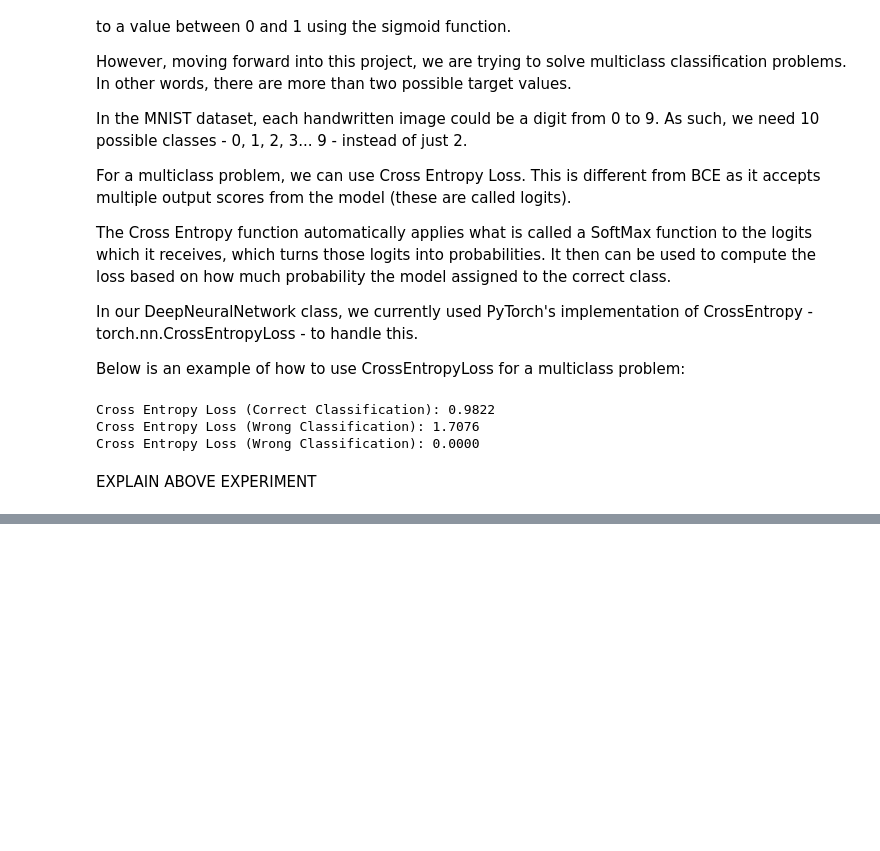
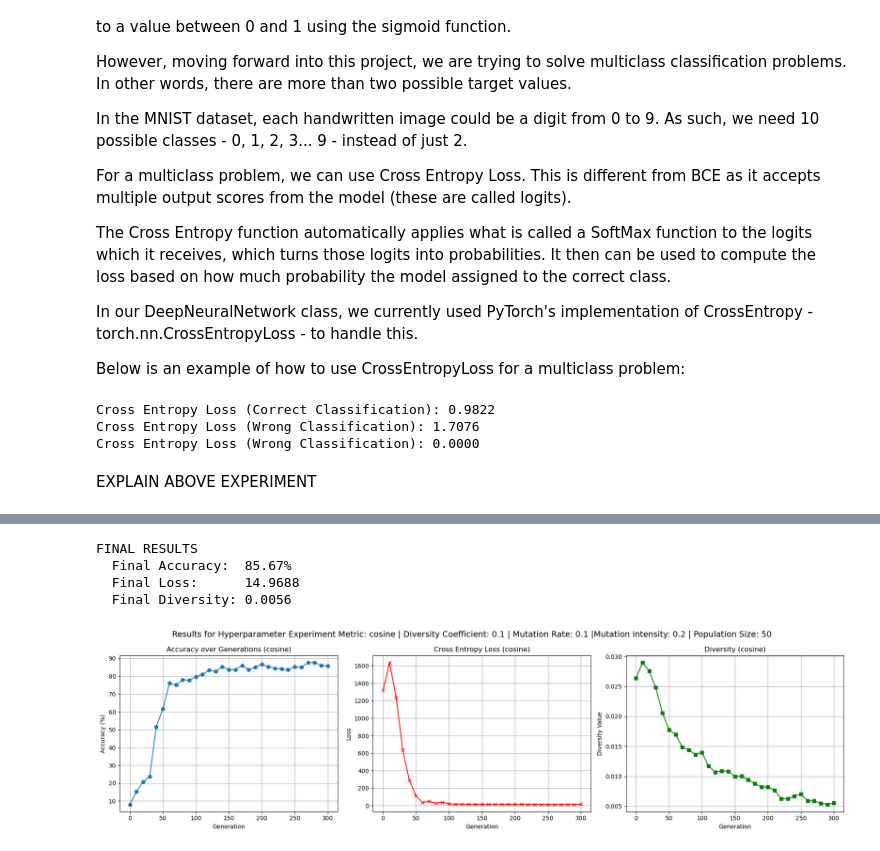
Before and after one commit to lawolff1702/EVO, a Jupyter notebook: NormalizeDiversityTerm/ExploringDiversity.ipynb, the cells around one changed output, grey strips where cells are left out. Saved outputs shown, nothing was run; the diff lists cells and outputs as text; code cells hidden in the pictures; blank space fills up the shorter version.

```diff
--- a/NormalizeDiversityTerm/ExploringDiversity.ipynb
+++ b/NormalizeDiversityTerm/ExploringDiversity.ipynb
@@ -1,6 +1,6 @@
 # %%
 import torch
-
+import gc
 import torchvision
 from torchvision import datasets, transforms
 import matplotlib.pyplot as plt
@@ -9,7 +9,13 @@ import random
 %load_ext autoreload
 %autoreload 2
 
-from EVO import LogisticRegression, DeepNeuralNetwork, EvolutionOptimizer, GradientDescentOptimizer, seed_dnn_from_logistic
+from EVO import LogisticRegression, DeepNeuralNetwork, EvolutionOptimizer, GradientDescentOptimizer
+
+device = torch.device(
+    "cuda" if torch.cuda.is_available()
+    else "mps"  if torch.backends.mps.is_available()
+    else "cpu"
+)
 # %% [markdown]
 In this notebook, I will investigate how different diversity metrics can be used to evaluate and guide the evolution of weight vectors in an evolutionary optimization algorithm. Maintaining diversity in a population is important to avoid early convergence and ensuring a wide search of the solution space.
 
@@ -43,7 +49,14 @@ test_dataset  = datasets.MNIST(root='./data', train=False, download=True, transf
 # Build training tensors
 X_train = torch.stack([train_dataset[i][0] for i in range(len(train_dataset))])
 y_train = torch.tensor([float(train_dataset[i][1]) for i in range(len(train_dataset))], dtype=torch.long)
+X_train = X_train[:20000]
+y_train = y_train[:20000]
 
 # Build test tensors
 X_test = torch.stack([test_dataset[i][0] for i in range(len(test_dataset))])
 y_test = torch.tensor([float(test_dataset[i][1]) for i in range(len(test_dataset))], dtype=torch.long)
+
+X_train = X_train.to(device)
+y_train = y_train.to(device)
+X_test = X_test.to(device)
+y_test = y_test.to(device)
@@ -218,0 +401,18 @@ plt.show()
+# %%
+# Cosine 1: Baseline
+accuracies_c1, losses_c1, diversities_c1 = test_diversity_parameters(
+    metric="cosine",
+    coeff=0.1,
+    mutation_rate=0.1,
+    mutation_intensity=0.2,
+    population_size=50,
+    generations=300
+)
+# %%
+display_parameter_results("cosine", accuracies_c1, losses_c1, diversities_c1, 0.1, 0.1, 0.2, 50)
+# %% [output]
+FINAL RESULTS
+  Final Accuracy:  85.67%
+  Final Loss:      14.9688
+  Final Diversity: 0.0056
+[figure, added]
```
Also changed, not shown: parts of 39 cells of this notebook, 3 other files.
